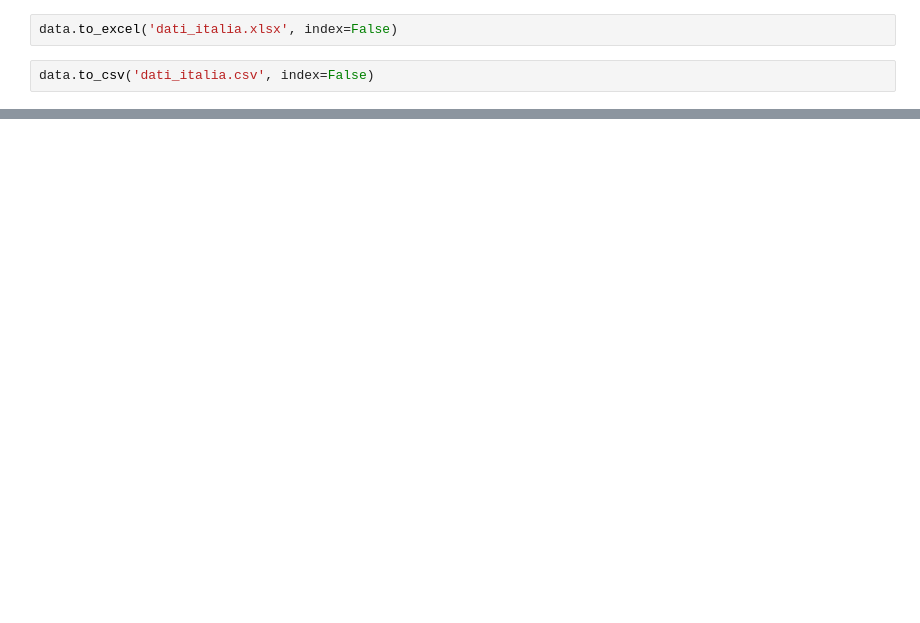
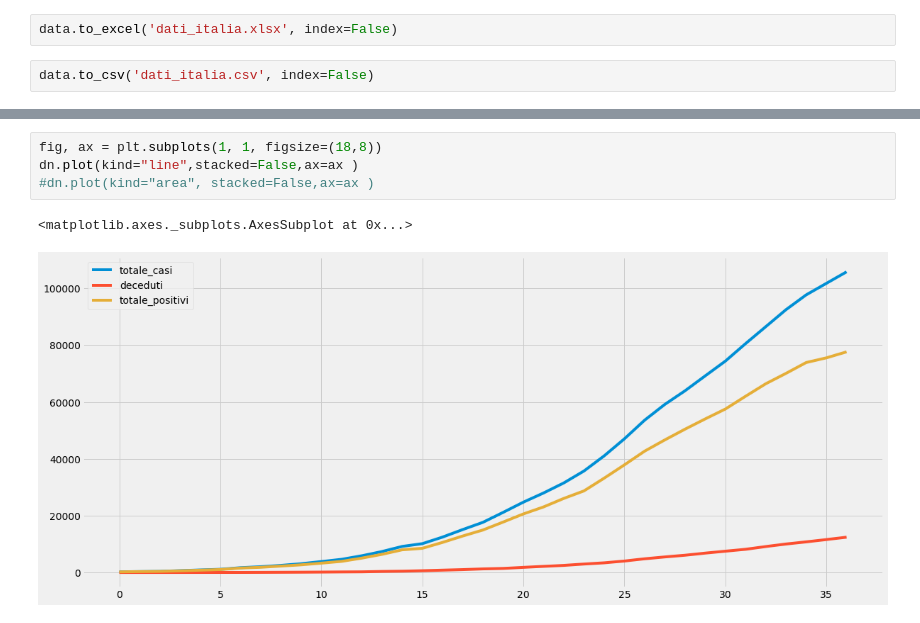
Before and after one commit to visiont3lab/data-visualization, a Jupyter notebook: courses/02_Pandas/Pandas.ipynb, the cells around one changed output, grey strips where cells are left out. Saved outputs shown, nothing was run; the diff lists cells and outputs as text; blank space fills up the shorter version.

```diff
--- a/courses/02_Pandas/Pandas.ipynb
+++ b/courses/02_Pandas/Pandas.ipynb
@@ -318,0 +796,7 @@ display(dn)
+# %%
+fig, ax = plt.subplots(1, 1, figsize=(18,8))
+dn.plot(kind="line",stacked=False,ax=ax )
+#dn.plot(kind="area", stacked=False,ax=ax )
+# %% [output]
+<matplotlib.axes._subplots.AxesSubplot at 0x...>
+[figure, added]
```
Also changed, not shown: parts of 69 cells of this notebook.
